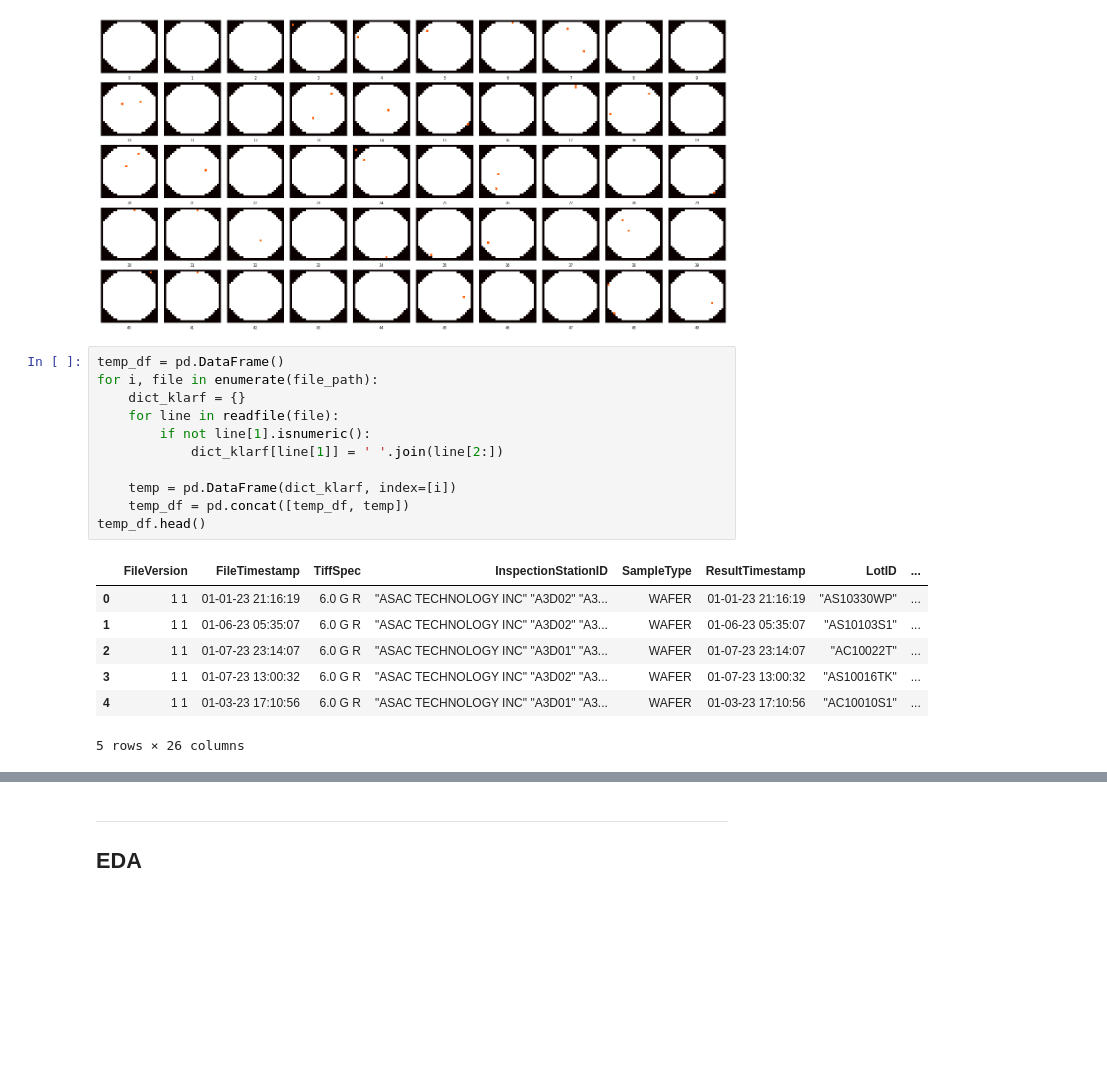
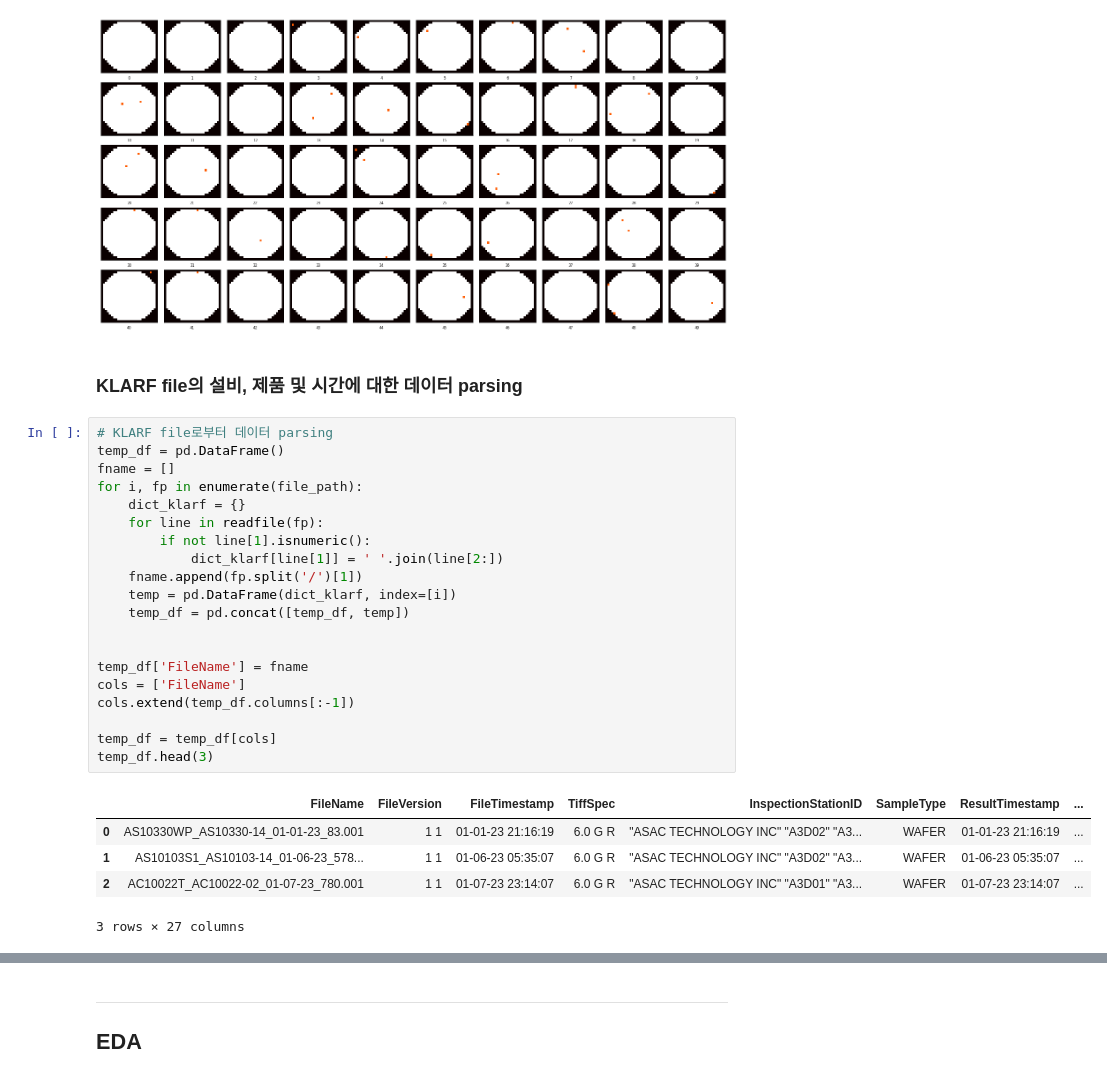
Before and after one commit to Hakseon97/Anomaly_wafer_detection_with_SKhynix, a Jupyter notebook: klarf_parsing.ipynb, the cells around one changed output, grey strips where cells are left out. Drawn from its saved outputs; the diff is of its cells as text; blank space fills up the shorter version.

```diff
--- a/klarf_parsing.ipynb
+++ b/klarf_parsing.ipynb
@@ -431,23 +432,32 @@ plt.tight_layout()
 plt.show()
 # %% [output]
 [figure]
+# %% [markdown]
+### KLARF file의 설비, 제품 및 시간에 대한 데이터 parsing
 # %%
+# KLARF file로부터 데이터 parsing
 temp_df = pd.DataFrame()
-for i, file in enumerate(file_path):
+fname = []
+for i, fp in enumerate(file_path):
     dict_klarf = {}
-    for line in readfile(file):
+    for line in readfile(fp):
         if not line[1].isnumeric():
             dict_klarf[line[1]] = ' '.join(line[2:])
-
+    fname.append(fp.split('/')[1])
     temp = pd.DataFrame(dict_klarf, index=[i])
     temp_df = pd.concat([temp_df, temp])
-temp_df.head()
+
+
+temp_df['FileName'] = fname
+cols = ['FileName']
+cols.extend(temp_df.columns[:-1])
+
+temp_df = temp_df[cols]
+temp_df.head(3)
 # %% [output]
-|  | FileVersion | FileTimestamp | TiffSpec | InspectionStationID | SampleType | ResultTimestamp | LotID | ... |
-| 0 | 1 1 | 01-01-23 21:16:19 | 6.0 G R | "ASAC TECHNOLOGY INC" "A3D02" "A3... | WAFER | 01-01-23 21:16:19 | "AS10330WP" | ... |
-| 1 | 1 1 | 01-06-23 05:35:07 | 6.0 G R | "ASAC TECHNOLOGY INC" "A3D02" "A3... | WAFER | 01-06-23 05:35:07 | "AS10103S1" | ... |
-| 2 | 1 1 | 01-07-23 23:14:07 | 6.0 G R | "ASAC TECHNOLOGY INC" "A3D01" "A3... | WAFER | 01-07-23 23:14:07 | "AC10022T" | ... |
-| 3 | 1 1 | 01-07-23 13:00:32 | 6.0 G R | "ASAC TECHNOLOGY INC" "A3D02" "A3... | WAFER | 01-07-23 13:00:32 | "AS10016TK" | ... |
-| 4 | 1 1 | 01-03-23 17:10:56 | 6.0 G R | "ASAC TECHNOLOGY INC" "A3D01" "A3... | WAFER | 01-03-23 17:10:56 | "AC10010S1" | ... |
+|  | FileName | FileVersion | FileTimestamp | TiffSpec | InspectionStationID | SampleType | ResultTimestamp | ... |
+| 0 | AS10330WP_AS10330-14_01-01-23_83.001 | 1 1 | 01-01-23 21:16:19 | 6.0 G R | "ASAC TECHNOLOGY INC" "A3D02" "A3... | WAFER | 01-01-23 21:16:19 | ... |
+| 1 | AS10103S1_AS10103-14_01-06-23_578... | 1 1 | 01-06-23 05:35:07 | 6.0 G R | "ASAC TECHNOLOGY INC" "A3D02" "A3... | WAFER | 01-06-23 05:35:07 | ... |
+| 2 | AC10022T_AC10022-02_01-07-23_780.001 | 1 1 | 01-07-23 23:14:07 | 6.0 G R | "ASAC TECHNOLOGY INC" "A3D01" "A3... | WAFER | 01-07-23 23:14:07 | ... |
-5 rows × 26 columns
+3 rows × 27 columns
 # %%
```
Also changed, not shown: parts of 21 cells of this notebook.
